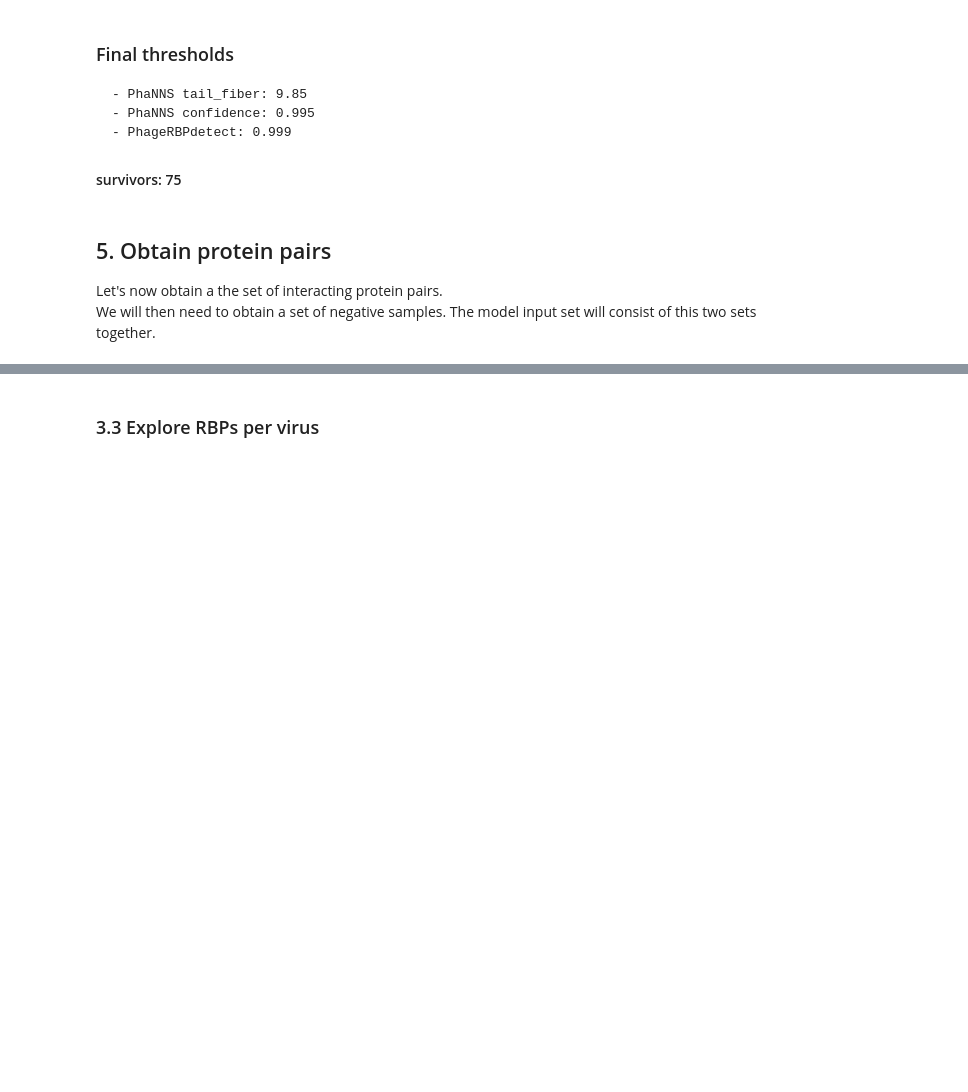
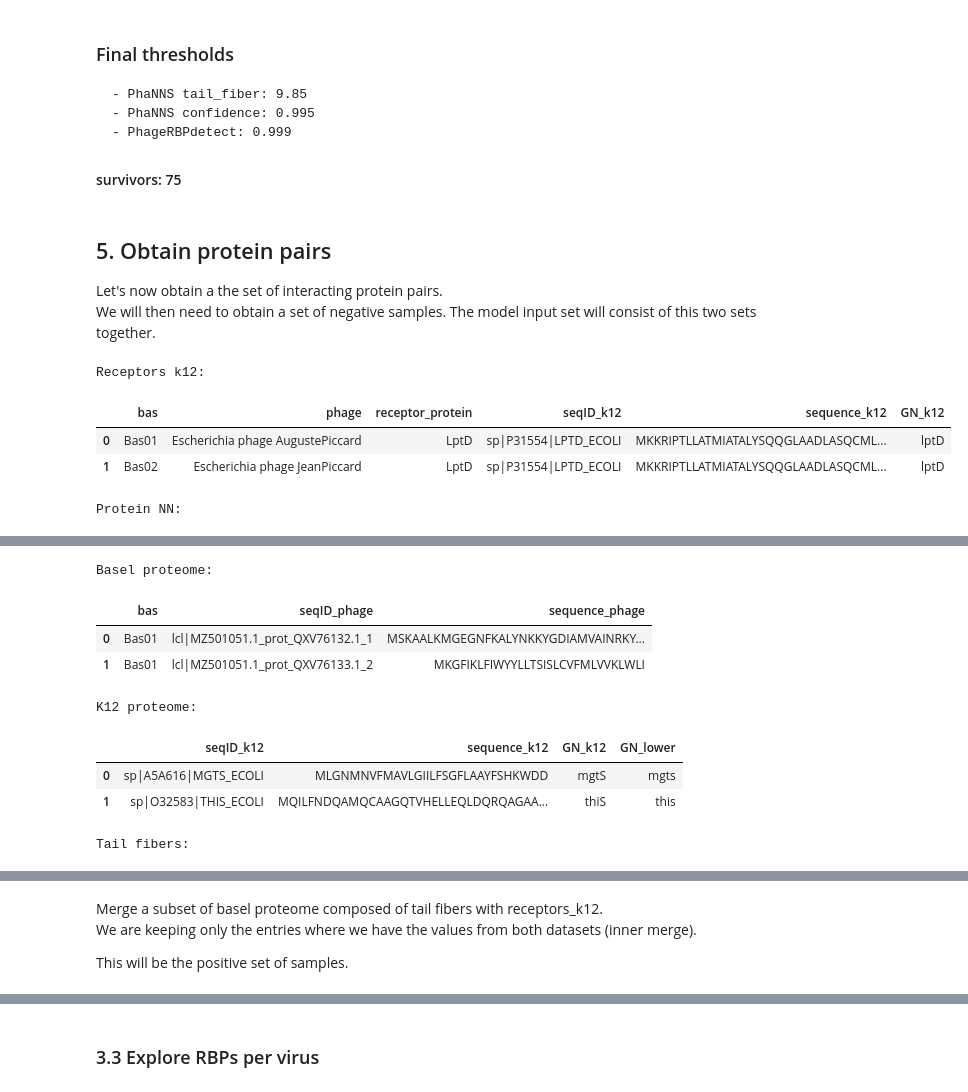
Before and after one commit to Drivahah/Predicting-phage-host-interaction-with-Language-Models, a Jupyter notebook: notebooks/02_transform_data.ipynb, the cells around one changed output, grey strips where cells are left out. Saved outputs shown, nothing was run; the diff lists cells and outputs as text; code cells hidden in the pictures; blank space fills up the shorter version.

```diff
--- a/notebooks/02_transform_data.ipynb
+++ b/notebooks/02_transform_data.ipynb
@@ -579,3 +579,21 @@ Number of others: 35322
 ## 5. Obtain protein pairs
 Let's now obtain a the set of interacting protein pairs. \
 We will then need to obtain a set of negative samples. The model input set will consist of this two sets together.
+# %%
+# Display first 2 rows of all dataframes (with title)
+print('Receptors k12:')
+display(receptors_k12.head(2))
+print('Protein NN:')
+display(protein_NN.head(2))
+print('Basel proteome:')
+display(basel_proteome.head(2))
+print('K12 proteome:')
+display(k12_proteome.head(2))
+print('Tail fibers:')
+display(tail_fibers.head(2))
+# %% [output]
+Receptors k12:
+|  | bas | phage | receptor_protein | seqID_k12 | sequence_k12 | GN_k12 |
+| 0 | Bas01 | Escherichia phage AugustePiccard | LptD | sp|P31554|LPTD_ECOLI | MKKRIPTLLATMIATALYSQQGLAADLASQCML... | lptD |
+| 1 | Bas02 | Escherichia phage JeanPiccard | LptD | sp|P31554|LPTD_ECOLI | MKKRIPTLLATMIATALYSQQGLAADLASQCML... | lptD |
+Protein NN:
@@ -581,0 +603,9 @@ We will then need to obtain a set of negative samples. The model input set will
+Basel proteome:
+|  | bas | seqID_phage | sequence_phage |
+| 0 | Bas01 | lcl|MZ501051.1_prot_QXV76132.1_1 | MSKAALKMGEGNFKALYNKKYGDIAMVAINRKY... |
+| 1 | Bas01 | lcl|MZ501051.1_prot_QXV76133.1_2 | MKGFIKLFIWYYLLTSISLCVFMLVVKLWLI |
+K12 proteome:
+|  | seqID_k12 | sequence_k12 | GN_k12 | GN_lower |
+| 0 | sp|A5A616|MGTS_ECOLI | MLGNMNVFMAVLGIILFSGFLAAYFSHKWDD | mgtS | mgts |
+| 1 | sp|O32583|THIS_ECOLI | MQILFNDQAMQCAAGQTVHELLEQLDQRQAGAA... | thiS | this |
+Tail fibers:
@@ -581,0 +615,5 @@ We will then need to obtain a set of negative samples. The model input set will
+# %% [markdown]
+Merge a subset of basel proteome composed of tail fibers with receptors_k12. \
+We are keeping only the entries where we have the values from both datasets (inner merge).
+
+This will be the positive set of samples.
```
Also changed, not shown: parts of 8 cells of this notebook.
